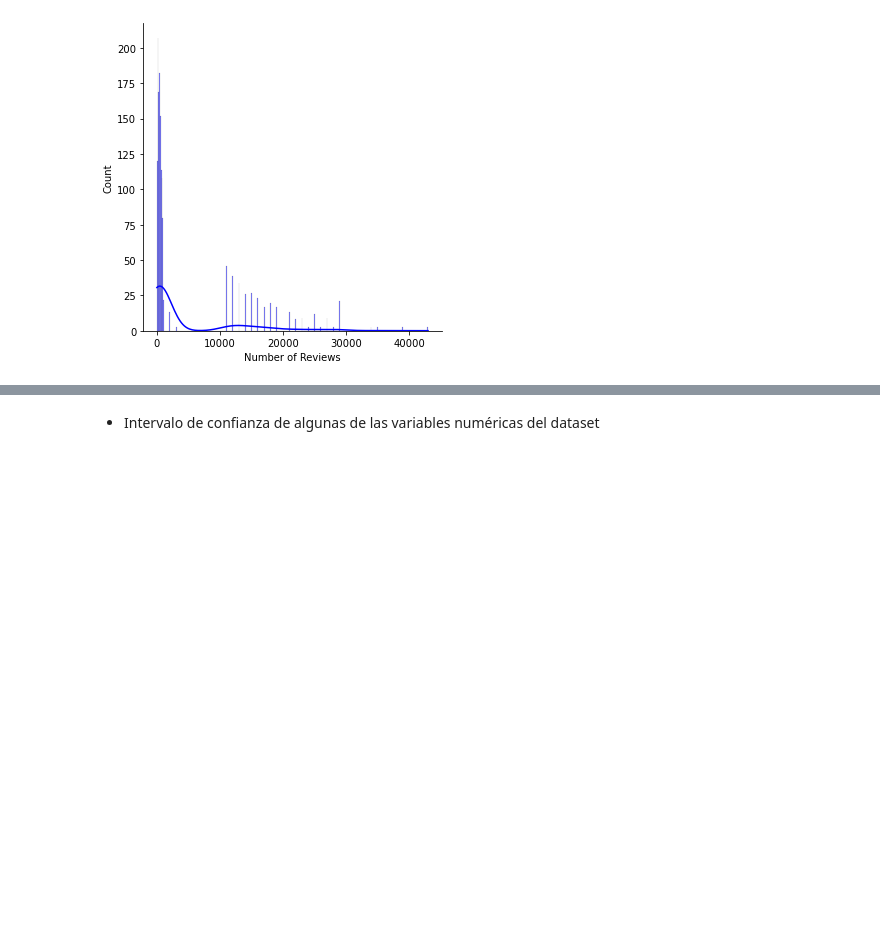
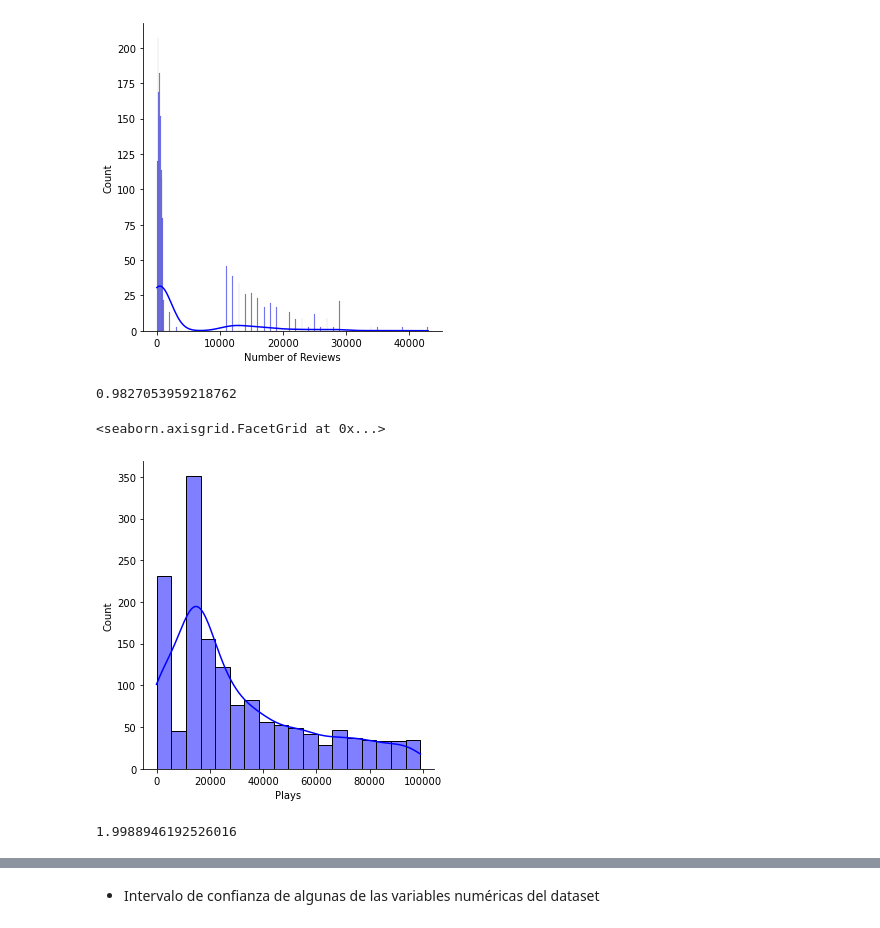
Before and after one commit to Adalab/promo-d-da-modulo2-sprint1-cristina-lidya, a Jupyter notebook: estadistica/estadistica-leccion3-contingencia-correlacion.ipynb, the cells around one changed output, grey strips where cells are left out. Saved outputs shown, nothing was run; the diff lists cells and outputs as text; code cells hidden in the pictures; blank space fills up the shorter version.

```diff
--- a/estadistica/estadistica-leccion3-contingencia-correlacion.ipynb
+++ b/estadistica/estadistica-leccion3-contingencia-correlacion.ipynb
@@ -119,3 +116,18 @@ sns.displot(games["Number of Reviews"], color = "b", kde = True)
 # %% [output]
 <seaborn.axisgrid.FacetGrid at 0x...>
 [figure]
+# %%
+games_sesgo_pl = skew(games["Plays"])
+games_sesgo_pl
+# %% [output]
+0.9827053959218762
+# %%
+sns.displot(games["Plays"], color = "b", kde = True)
+# %% [output]
+<seaborn.axisgrid.FacetGrid at 0x...>
+[figure, added]
+# %%
+games_sesgo_wl = skew(games["Wishlist"])
+games_sesgo_wl
+# %% [output]
+1.9988946192526016
```
Also changed, not shown: parts of 10 cells of this notebook, 1 other file.
